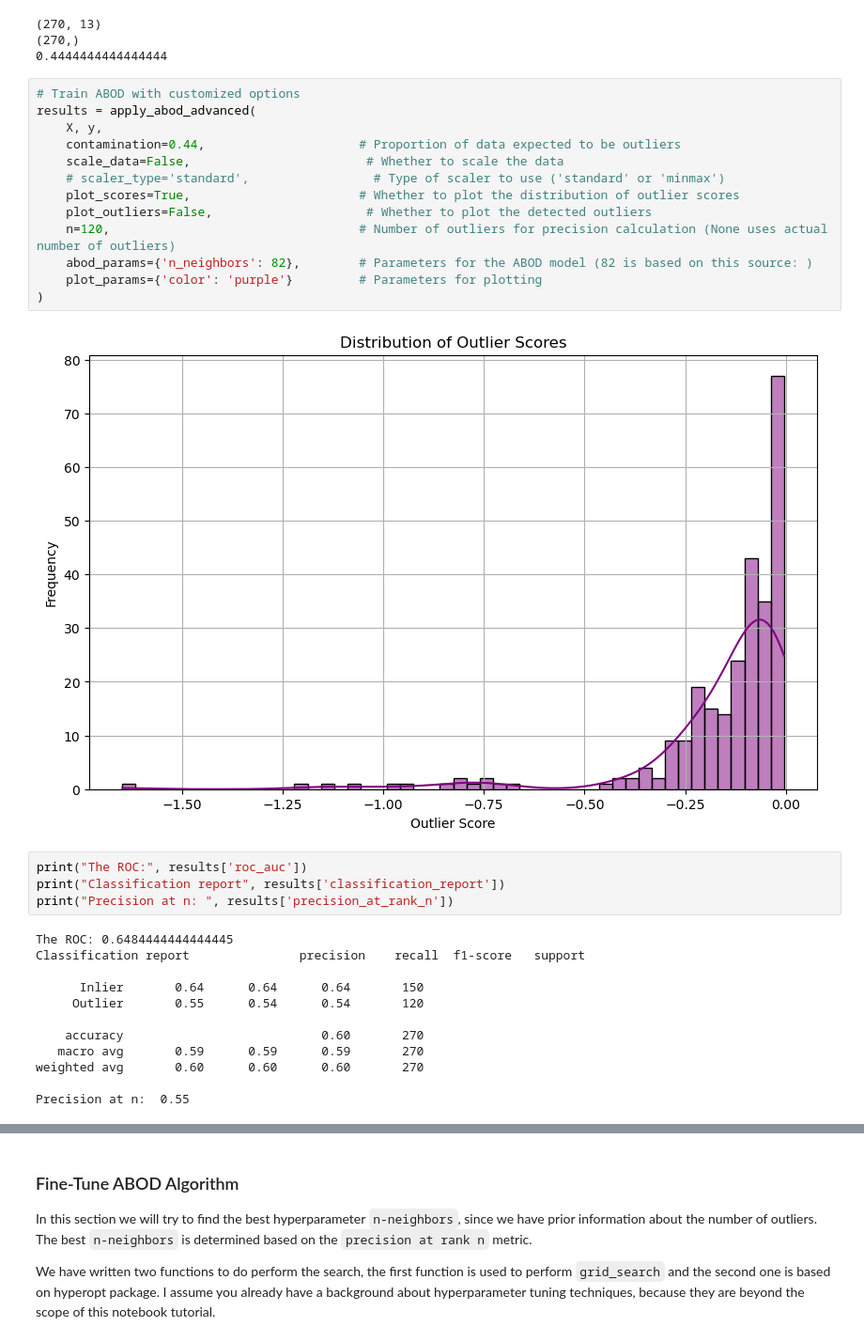
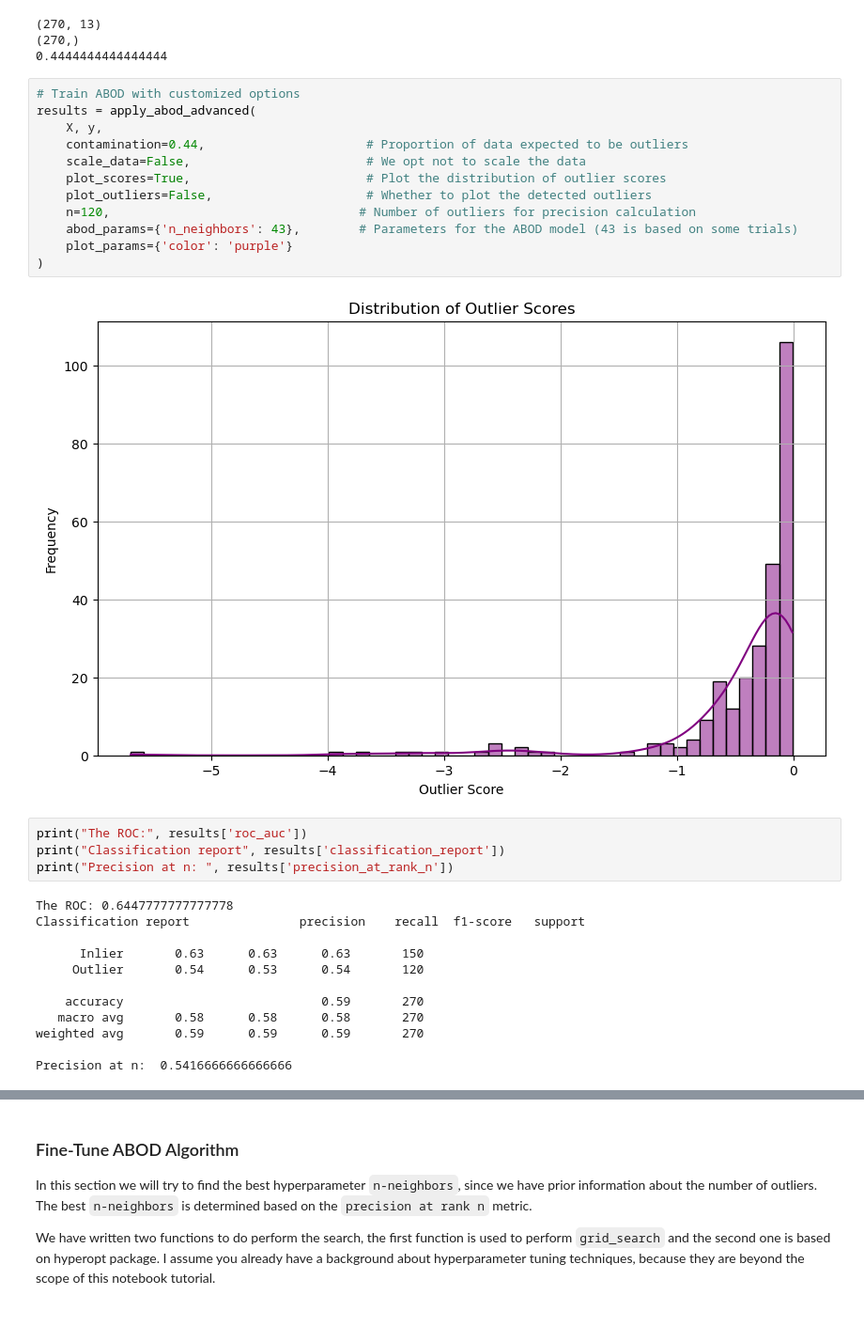
Before and after one commit to dr-saad-la/Anomaly-Detection-Resources, a Jupyter notebook: Python/notebooks/03-abod-algorithm.ipynb, the cells around one changed output, grey strips where cells are left out. Shown at 94% size. Saved outputs shown, nothing was run; the diff lists cells and outputs as text.

```diff
--- a/Python/notebooks/03-abod-algorithm.ipynb
+++ b/Python/notebooks/03-abod-algorithm.ipynb
@@ -461,31 +611,30 @@ print(len(y[y==1])/len(y))
 # %%
 # Train ABOD with customized options
 results = apply_abod_advanced(
     X, y,
-    contamination=0.44,                     # Proportion of data expected to be outliers
-    scale_data=False,                        # Whether to scale the data
-    # scaler_type='standard',                 # Type of scaler to use ('standard' or 'minmax')
-    plot_scores=True,                       # Whether to plot the distribution of outlier scores
+    contamination=0.44,                      # Proportion of data expected to be outliers
+    scale_data=False,                        # We opt not to scale the data
+    plot_scores=True,                        # Plot the distribution of outlier scores
     plot_outliers=False,                     # Whether to plot the detected outliers
-    n=120,                                  # Number of outliers for precision calculation (None uses actual number of outliers)
-    abod_params={'n_neighbors': 82},        # Parameters for the ABOD model (82 is based on this source: )
-    plot_params={'color': 'purple'}         # Parameters for plotting
+    n=120,                                  # Number of outliers for precision calculation
+    abod_params={'n_neighbors': 43},        # Parameters for the ABOD model (43 is based on some trials)
+    plot_params={'color': 'purple'}
 )
 # %% [output]
-[figure, old version]
+[figure, new version]
 # %%
 print("The ROC:", results['roc_auc'])
 print("Classification report", results['classification_report'])
 print("Precision at n: ", results['precision_at_rank_n'])
 # %% [output]
-The ROC: 0.6484444444444445
+The ROC: 0.6447777777777778
 Classification report               precision    recall  f1-score   support
 
-      Inlier       0.64      0.64      0.64       150
-     Outlier       0.55      0.54      0.54       120
+      Inlier       0.63      0.63      0.63       150
+     Outlier       0.54      0.53      0.54       120
 
-    accuracy                           0.60       270
-   macro avg       0.59      0.59      0.59       270
-weighted avg       0.60      0.60      0.60       270
+    accuracy                           0.59       270
+   macro avg       0.58      0.58      0.58       270
+weighted avg       0.59      0.59      0.59       270
 
-Precision at n:  0.55
+Precision at n:  0.5416666666666666
```
Also changed, not shown: parts of 20 cells of this notebook.
